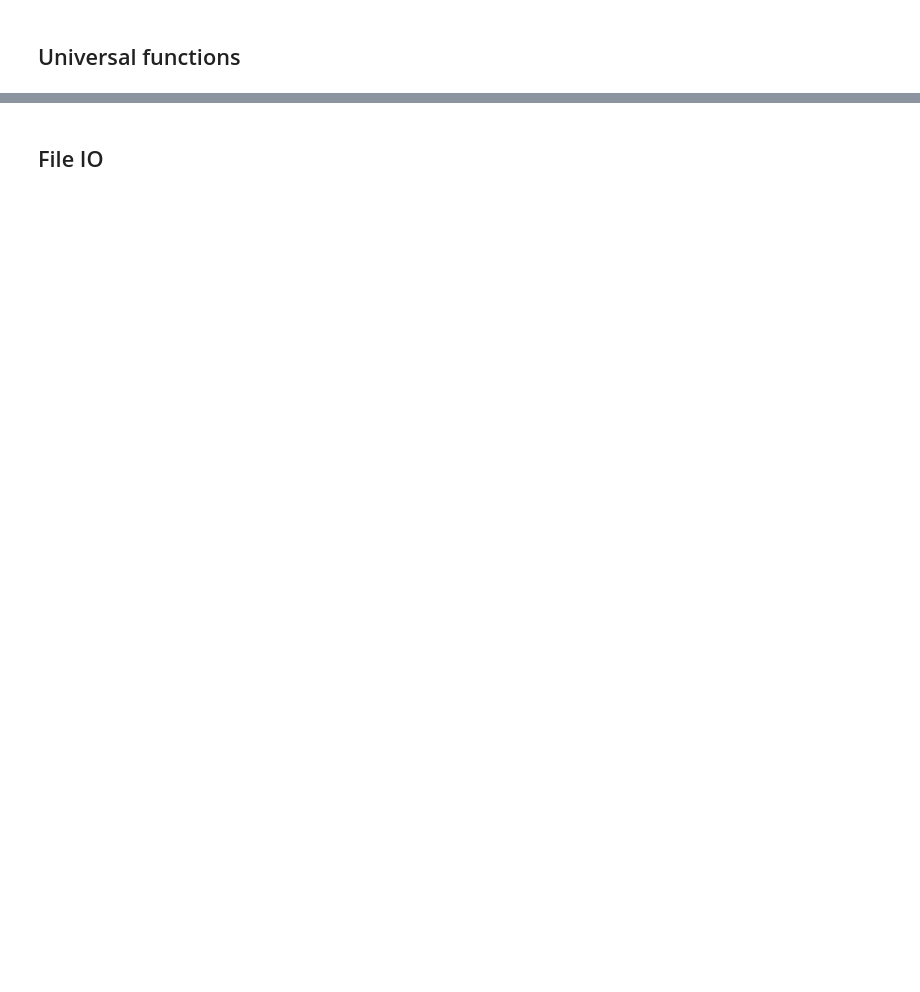
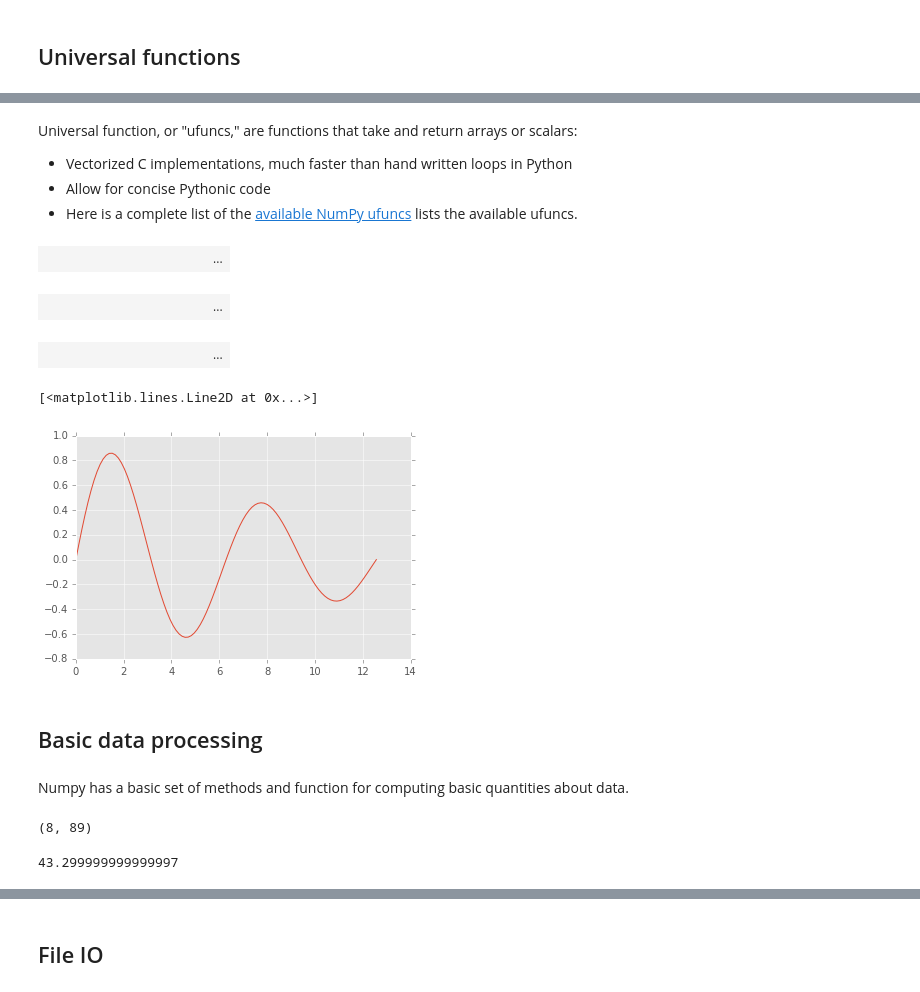
Before and after one commit to calpolydatascience/data301, a Jupyter notebook: Content/Numpy/NumPy.ipynb, the cells around one changed output, grey strips where cells are left out. Cells and saved outputs as stored; diff of their text form; code cells hidden in the pictures; blank space fills up the shorter version.

Commit message:
More work on the numpy material.

```diff
--- a/Content/Numpy/NumPy.ipynb
+++ b/Content/Numpy/NumPy.ipynb
@@ -187,0 +347,6 @@ plt.plot(t, X);
+# %% [markdown]
+Universal function, or "ufuncs," are functions that take and return arrays or scalars:
+
+* Vectorized C implementations, much faster than hand written loops in Python
+* Allow for concise Pythonic code
+* Here is a complete list of the [available NumPy ufuncs](http://docs.scipy.org/doc/numpy/reference/ufuncs.html#available-ufuncs) lists the available ufuncs.
@@ -187,0 +356,13 @@ plt.plot(t, X);
+# %%
+t = np.linspace(0.0, 4*np.pi, 100)
+t
+# %% [output]
+|  |  |  |  |  |  |  |  |  |  |  |  | ... |
+# %%
+np.sin(t)
+# %% [output]
+|  |  |  |  |  |  |  |  |  |  |  |  | ... |
+# %%
+np.exp(t)
+# %% [output]
+|  |  |  |  |  |  |  |  |  |  |  |  | ... |
@@ -187,0 +372,7 @@ plt.plot(t, X);
+# %%
+plt.plot(t, np.exp(-0.1*t)*np.sin(t))
+# %% [output]
+[<matplotlib.lines.Line2D at 0x...>]
+[figure, added]
+# %% [markdown]
+## Basic data processing
@@ -187,0 +382,10 @@ plt.plot(t, X);
+# %% [markdown]
+Numpy has a basic set of methods and function for computing basic quantities about data.
+# %%
+ages.min(), ages.max()
+# %% [output]
+(8, 89)
+# %%
+ages.mean()
+# %% [output]
+43.299999999999997
```
Also changed, not shown: parts of 147 cells of this notebook, 4 other files.
